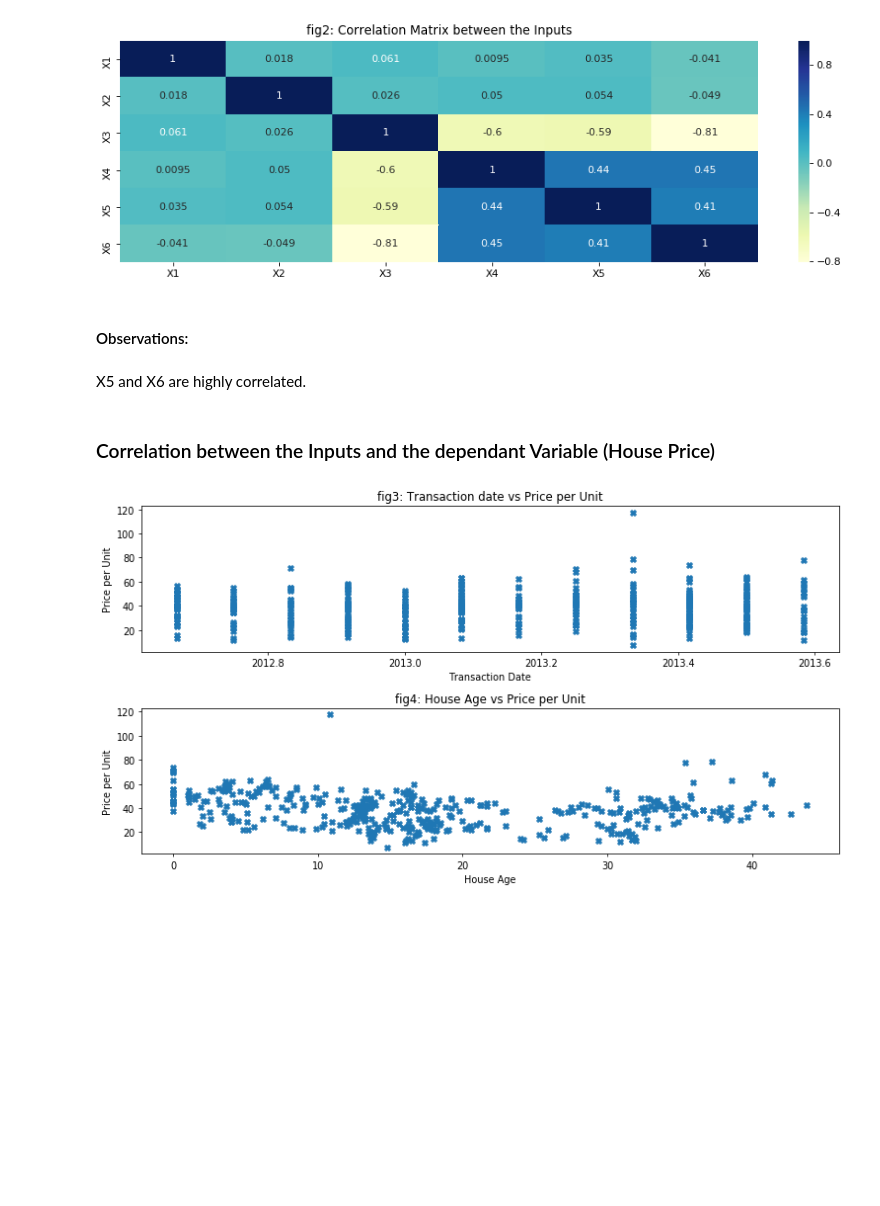
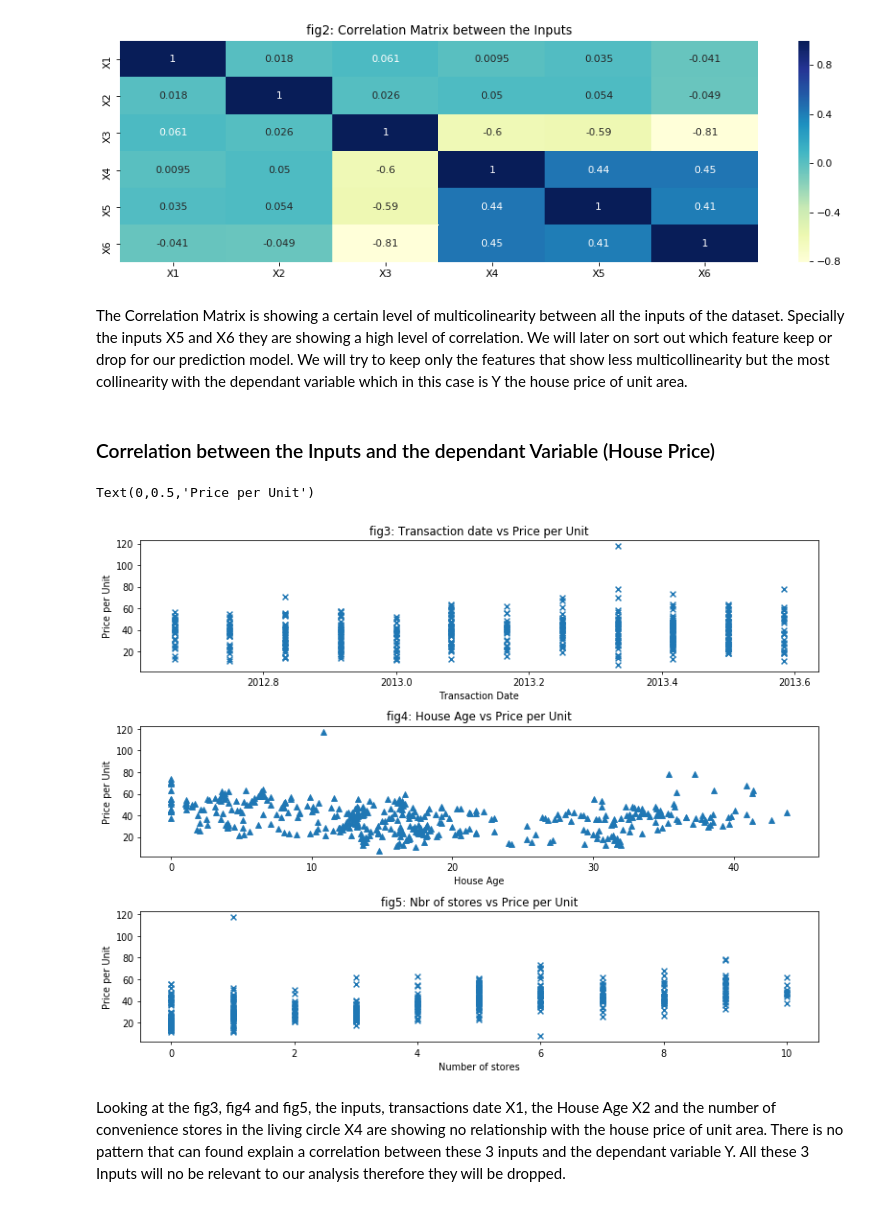
Before and after one commit to kelly19958468/Multivariable-Linear-Regression-Problem, a Jupyter notebook: Real Estate Valuation .ipynb, the cells around one changed output. Cells and saved outputs as stored; diff of their text form; code cells hidden in the pictures; blank space fills up the shorter version.

```diff
--- a/Real Estate Valuation .ipynb
+++ b/Real Estate Valuation .ipynb
@@ -93,29 +92,37 @@ plt.title('fig2: Correlation Matrix between the Inputs')
 # %% [output]
 Text(0.5,1,'fig2: Correlation Matrix between the Inputs')
 [figure]
-# %% [markdown]
-#### Observations:
-# %% [markdown]
-X5 and X6 are highly correlated.
+# %% [markdown]
+The  Correlation Matrix is showing a certain level of multicolinearity between all the inputs of the dataset. Specially the inputs X5 and X6 they are showing a high level of correlation.
+We will later on sort out which feature keep or drop for our prediction model. We will try to keep only the features that show less multicollinearity but the most collinearity with the dependant variable which in this case is Y the house price of unit area.
 # %% [markdown]
 ### Correlation between the Inputs and the dependant Variable (House Price)
 # %%
 #Parameter of the graphs
-fig = plt.figure(figsize=(11,6), dpi=70)
+fig = plt.figure(figsize=(11,8), dpi=70)
 #Transaction date vs Price per Unit
-plt.subplot(2,1,1)
+plt.subplot(3,1,1)
 x1 = df['X1']
-y = df['Y house price of unit area'];plt.scatter(x1,y, marker='X')
+y = df['Y house price of unit area'];plt.scatter(x1,y,marker='x')
 plt.title('fig3: Transaction date vs Price per Unit');plt.xlabel('Transaction Date')
 plt.ylabel('Price per Unit')
 plt.tight_layout()
 #House Age vs Price per Unit
-plt.subplot(2,1,2)
+plt.subplot(3,1,2)
 x2 = df['X2']
-y = df['Y house price of unit area'];plt.scatter(x2,y, marker='X')
+y = df['Y house price of unit area'];plt.scatter(x2,y, marker='^')
 plt.title('fig4: House Age vs Price per Unit');plt.xlabel('House Age')
 plt.ylabel('Price per Unit')
 plt.tight_layout()
+#Nbr of stores vs Price per Unit
+plt.subplot(3,1,3)
+x4 = df['X4']
+y = df['Y house price of unit area'];plt.scatter(x4,y, marker='x')
+plt.title('fig5: Nbr of stores vs Price per Unit');plt.xlabel('Number of stores')
+plt.ylabel('Price per Unit')
 # %% [output]
+Text(0,0.5,'Price per Unit')
-[figure, old version]
+[figure, new version]
+# %% [markdown]
+Looking at the fig3, fig4 and fig5, the inputs, transactions date X1, the House Age X2 and the number of convenience stores in the living circle X4 are showing no relationship with the house price of unit area. There is no pattern that can found explain a correlation between these 3 inputs and the dependant variable Y. All these 3 Inputs will no be relevant to our analysis therefore they will be dropped.
 # %%
```
Also changed, not shown: parts of 40 cells of this notebook.
